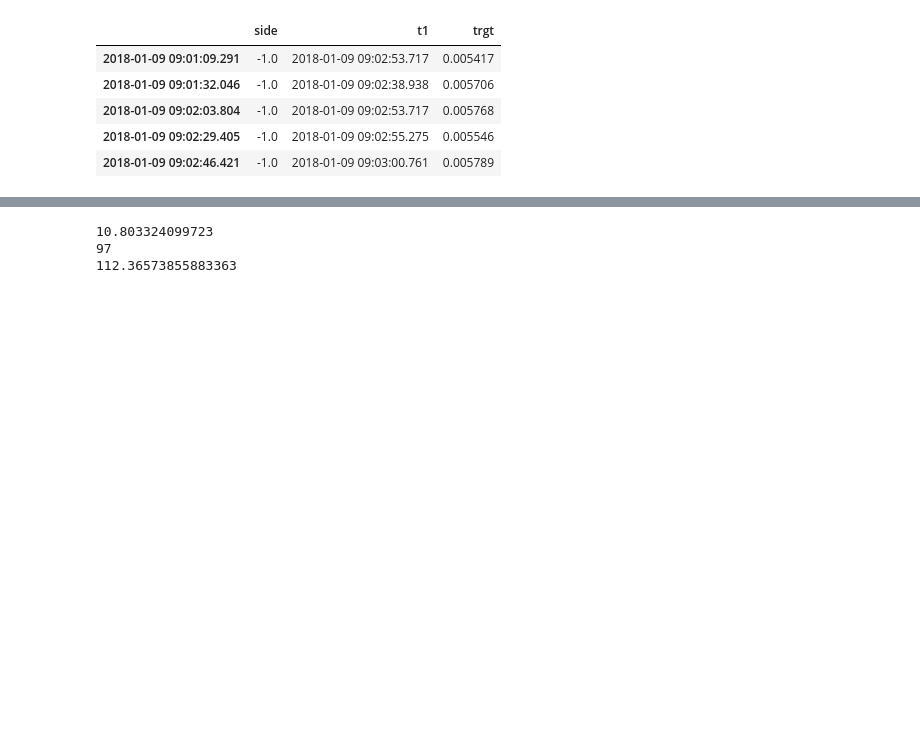
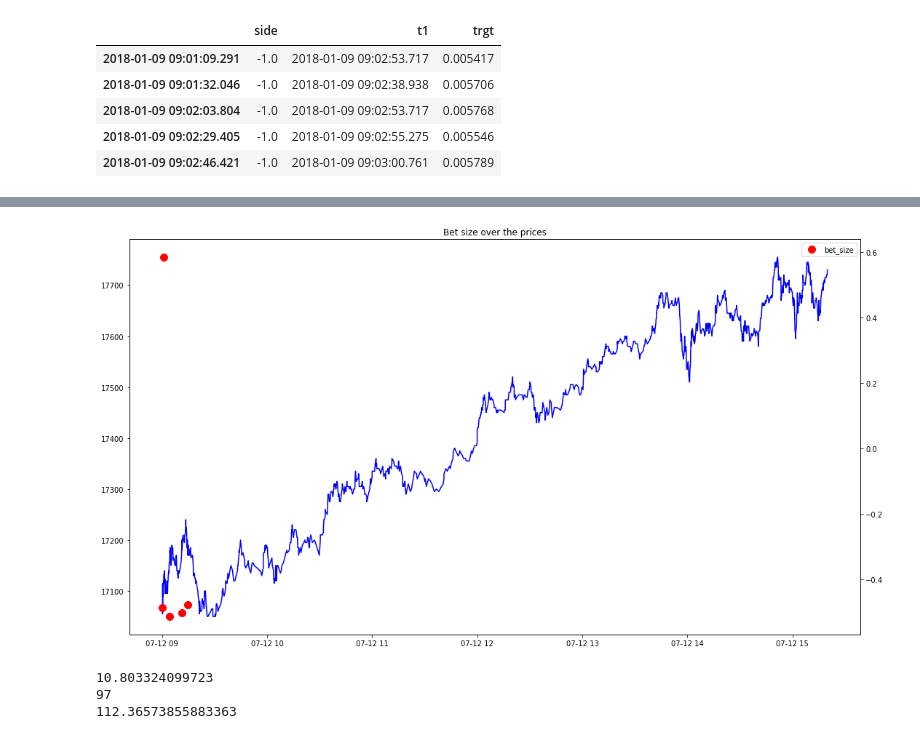
Before and after one commit to didw/ml_finance, a Jupyter notebook: practice/Ch10.ipynb, the cells around one changed output, grey strips where cells are left out. Drawn from its saved outputs; the diff is of its cells as text; code cells hidden in the pictures; blank space fills up the shorter version.

```diff
--- a/practice/Ch10.ipynb
+++ b/practice/Ch10.ipynb
@@ -373,3 +394,8 @@ bet_size = get_signal(y_df, triple_barrier_events)
+# %%
+plot_date = '2018-07-12'
+plot_bs(dbar.loc[plot_date], bet_size.loc[plot_date])
+# %% [output]
+[figure, added]
 # %%
 def betSize(w,x):
     return x*(w+x**2)**-.5
```
Also changed, not shown: parts of 3 cells of this notebook.
